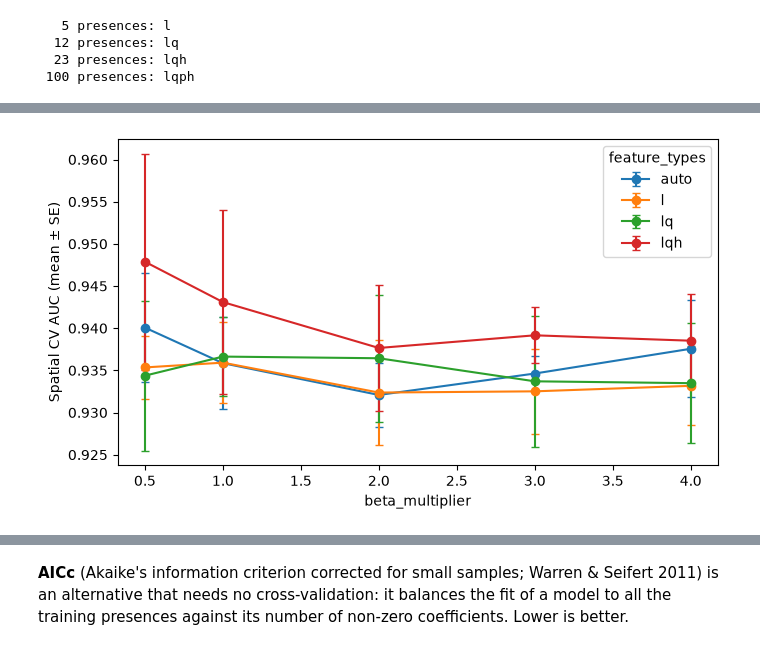
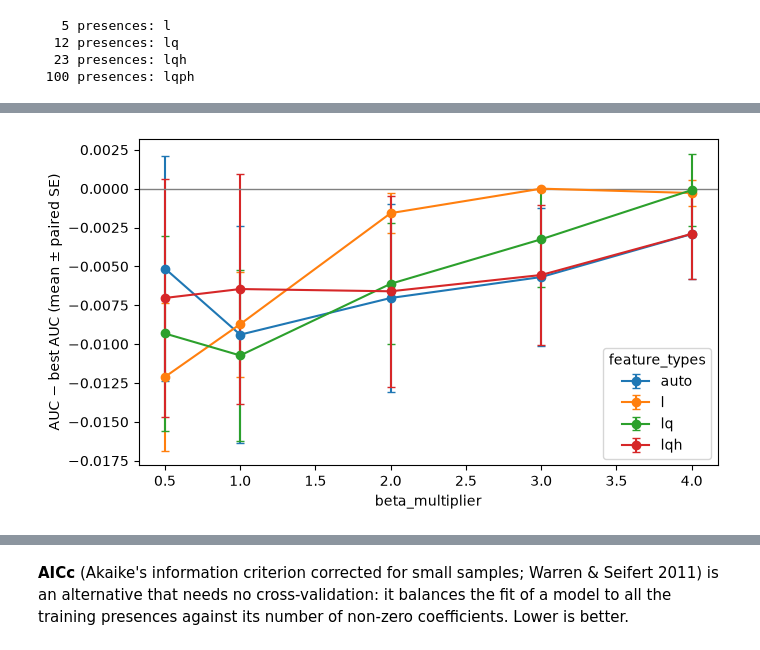
Before and after one commit to remotesensinginfo/rsgispy-tutorials, a Jupyter notebook: 11_case_study_species_distribution/03_maxent_species_distribution_modelling.ipynb, the cells around one changed output, grey strips where cells are left out. Drawn from its saved outputs; the diff is of its cells as text; code cells hidden in the pictures.

Commit message:
Updated the SDM notebooks.

```diff
--- a/11_case_study_species_distribution/03_maxent_species_distribution_modelling.ipynb
+++ b/11_case_study_species_distribution/03_maxent_species_distribution_modelling.ipynb
@@ -119,25 +120,94 @@ With our 23 training presences the default is `"lqh"`: linear, quadratic and hin
 # %%
-blk_cv = SpatialBlockKFold(n_splits=3, block_size=1000.0, stratify=True, rnd_seed=42)
-tune_df, best_auc_params = species_distribution.tune_maxent_beta(
+def repeated_block_splits(x_df, y, coords, block_sizes=(800, 900, 1000, 1100, 1200), n_splits=5):
+    """5-fold spatial block CV repeated on several block grids: (train, validation) splits."""
+    splits = []
+    for blk_size in block_sizes:
+        blk_cv = SpatialBlockKFold(n_splits=n_splits, block_size=float(blk_size), stratify=True, rnd_seed=42)
+        splits += list(blk_cv.split(x_df, y, coords=coords))
+    return splits
+
+
+def boyce_scorer(estimator, x_df, y):
+    """Boyce index of a fold's validation samples (a GridSearchCV scorer)."""
+    probs = estimator.predict_proba(x_df)[:, 1]
+    y = numpy.asarray(y)
+    return species_distribution.calc_boyce_index(probs[y == 1], probs[y == 0])["boyce"]
+
+
+# Score every fold by AUC and by the Boyce index; refit the highest mean AUC.
+cv_scoring = {"auc": "roc_auc", "boyce": boyce_scorer}
+
+
+def paired_one_se_table(search_obj, param_names):
+    """
+    Spatial CV AUC of each setting of a fitted GridSearchCV, with the mean
+    difference from the best setting over the same folds and its standard
+    error (paired SE); ``within_1se`` marks the settings not worse than the
+    best by more than one paired SE. ``boyce_mean`` is the mean out-of-fold
+    Boyce index (folds where it cannot be calculated are left out).
+    """
+    res = pandas.DataFrame(search_obj.cv_results_)
+    n_folds = search_obj.n_splits_
+    fold_auc = res[[f"split{k}_test_auc" for k in range(n_folds)]].to_numpy()
+    fold_boyce = res[[f"split{k}_test_boyce" for k in range(n_folds)]].to_numpy()
+    diff = fold_auc - fold_auc[int(numpy.argmax(fold_auc.mean(axis=1)))]
+    out = pandas.DataFrame({new: res[f"param_{old}"] for old, new in param_names.items()})
+    out["auc_mean"] = fold_auc.mean(axis=1)
+    out["auc_sd"] = fold_auc.std(axis=1, ddof=1)
+    out["diff_from_best"] = diff.mean(axis=1)
+    out["diff_se"] = diff.std(axis=1, ddof=1) / numpy.sqrt(n_folds)
+    out["within_1se"] = out["diff_from_best"] >= -out["diff_se"]
+    out["boyce_mean"] = numpy.nanmean(fold_boyce, axis=1)
+    return out
+
+
+train_xy = numpy.column_stack([train_gdf.geometry.x, train_gdf.geometry.y])
+# One 5-fold split with 1 km blocks (for the ensemble, section 4), and the
+# same CV on five block grids for tuning, as in notebook 02.
+blk_cv = SpatialBlockKFold(n_splits=5, block_size=1000.0, stratify=True, rnd_seed=42)
+tune_splits = repeated_block_splits(train_gdf[analysis_vars], train_gdf["clsid"], train_xy)
+
+mx_search = GridSearchCV(
+    species_distribution.MaxentClassifier(),
+    param_grid={
+        "beta_multiplier": [0.5, 1.0, 2.0, 3.0, 4.0],
+        "feature_types": ["l", "lq", "lqh", "auto"],
+    },
+    cv=tune_splits,
+    scoring=cv_scoring,
+    refit="auc",
+)
+mx_search.fit(train_gdf[analysis_vars], train_gdf["clsid"])
+tune_df = paired_one_se_table(
+    mx_search, {"beta_multiplier": "beta_multiplier", "feature_types": "feature_types"}
+)
+
+# The complexity of each setting: the number of non-zero coefficients of the
+# model fitted to all the training samples (tune_maxent_beta also returns
+# each setting's AICc, used in the next section).
+aicc_df, best_aicc_params = species_distribution.tune_maxent_beta(
     train_gdf,
     None,
     analysis_vars,
     beta_multipliers=(0.5, 1.0, 2.0, 3.0, 4.0),
     feature_types=("l", "lq", "lqh", "auto"),
-    cv=blk_cv,
-    metric="auc",
+    metric="aicc",
     use_pbar=False,
 )
-tune_df["auc_se"] = tune_df["auc_sd"] / numpy.sqrt(3)
+tune_df = tune_df.merge(
+    aicc_df[["beta_multiplier", "feature_types", "n_coefs"]], on=["beta_multiplier", "feature_types"]
+)
+best_auc_params = tune_df.loc[tune_df["auc_mean"].idxmax(), ["beta_multiplier", "feature_types"]].to_dict()
 print("Highest spatial CV AUC:", best_auc_params)
 
 fig, ax = plt.subplots(figsize=(7, 4))
 for feat_type, feat_df in tune_df.groupby("feature_types"):
-    ax.errorbar(feat_df["beta_multiplier"], feat_df["auc_mean"], yerr=feat_df["auc_se"],
+    ax.errorbar(feat_df["beta_multiplier"], feat_df["diff_from_best"], yerr=feat_df["diff_se"],
                 marker="o", capsize=3, label=feat_type)
+ax.axhline(0, color="grey", lw=1)
 ax.set_xlabel("beta_multiplier")
-ax.set_ylabel("Spatial CV AUC (mean ± SE)")
+ax.set_ylabel("AUC − best AUC (mean ± paired SE)")
 ax.legend(title="feature_types")
 fig.tight_layout()
-tune_df.round(3)
+tune_df.round(4)
 # %% [output]
@@ -162,2 +232,2 @@ Highest spatial CV AUC: {'beta_multiplier': 0.5, 'feature_types': 'lqh'}
-[figure, old version]
+[figure, new version]
 # %% [markdown]
```
Also changed, not shown: parts of 33 cells of this notebook, 4 other files.
